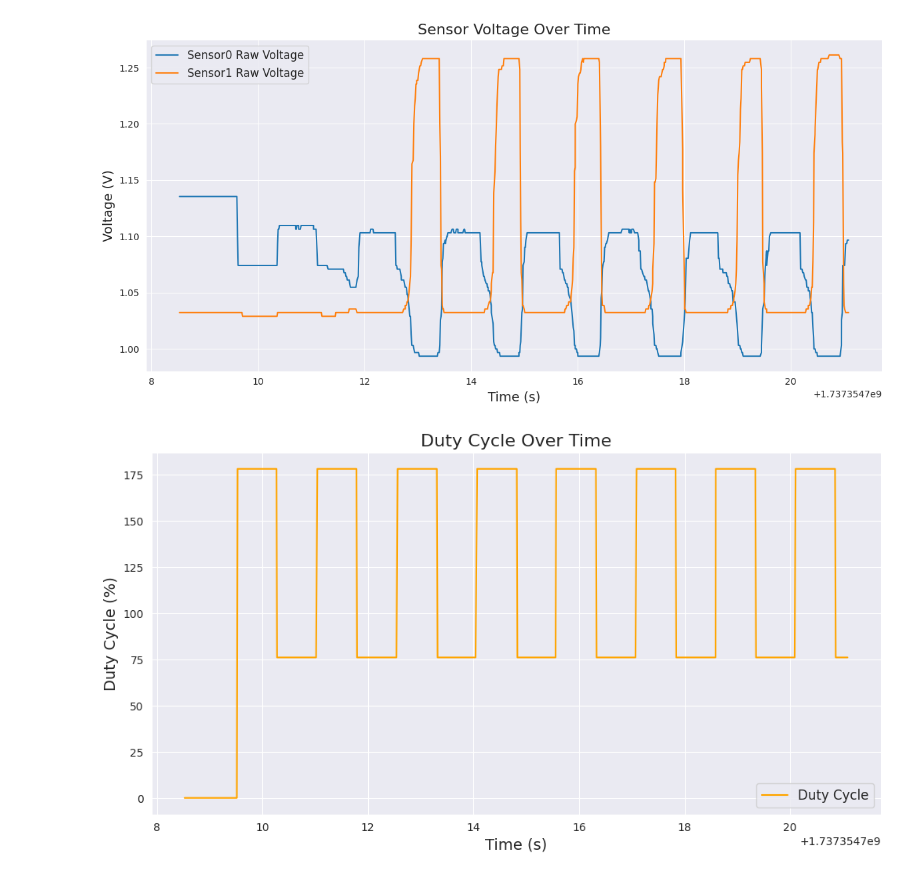
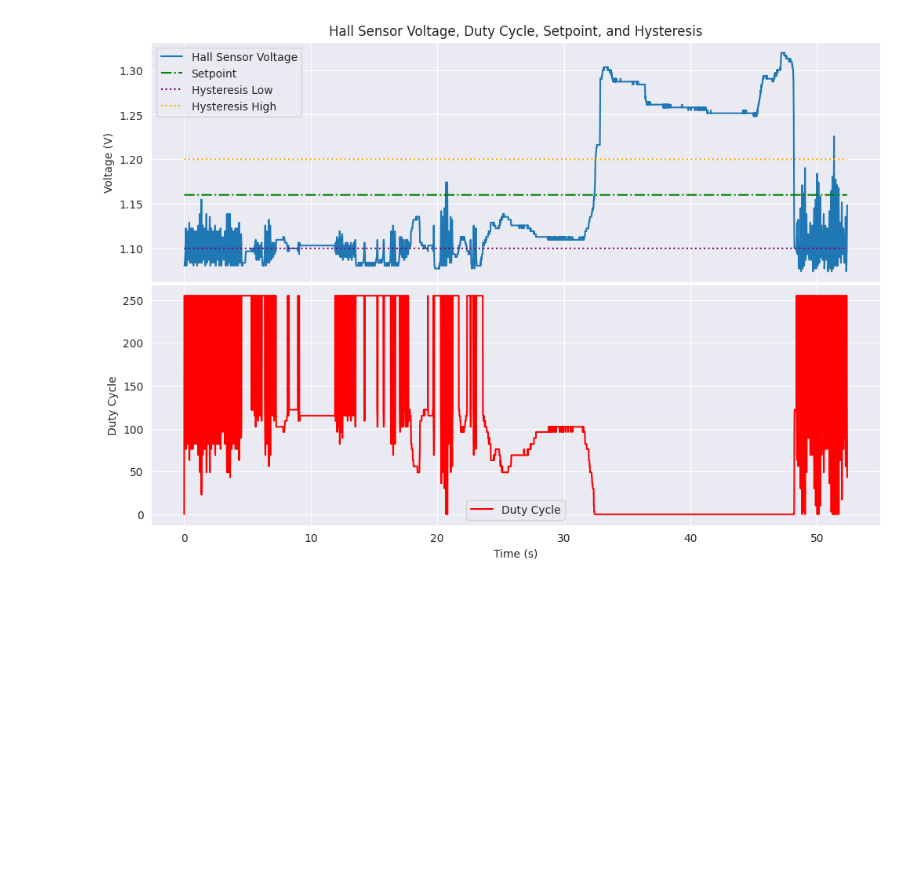
Before and after one commit to rcompton/ryancompton.net, a Jupyter notebook: assets/magnet/pid_duty_magnet_plots.ipynb, the cells around one changed output. Drawn from its saved outputs; the diff is of its cells as text; code cells hidden in the pictures; blank space fills up the shorter version.

Commit message:
Update PID controller parameters and refine measurement logic for hall voltage

```diff
--- a/assets/magnet/pid_duty_magnet_plots.ipynb
+++ b/assets/magnet/pid_duty_magnet_plots.ipynb
@@ -4,47 +4,44 @@ import matplotlib.pyplot as plt
 import seaborn as sns
 sns.set_style('darkgrid')
 
-# Load the CSV data
-file_path = "hybrid_bangbang_pid_log.csv"  # Update with the correct path if necessary
-data = pd.read_csv(file_path)
-total_elapsed_time = data.Time_s.max() - data.Time_s.min()
-print(f'total_elapsed_time (seconds): {total_elapsed_time:.2f}, total_measurements: {len(data)}, measurements_per_second: {len(data)/total_elapsed_time:.2f}')
-#print(data.sample(5))
+# Load the data from the CSV file
+data = pd.read_csv("pid_duty_magnet_data.csv")
 
+# Convert the timestamp to relative time (starting from 0)
+data["Time_s"] = data["Time_s"] - data["Time_s"].min()
 
-# Convert time to float for proper plotting
-data["Time_s"] = data["Time_s"].astype(float)
+# Create the figure and the two subplots (one for voltage, one for duty cycle)
+fig, (ax1, ax2) = plt.subplots(2, 1, sharex=True, figsize=(12, 8))
 
-# Plot raw sensor values over time
-plt.figure(figsize=(12, 6))
-plt.plot(data["Time_s"], data["Sensor0_Raw"], label="Sensor0 Raw Voltage", linestyle="-")
-plt.plot(data["Time_s"], data["Sensor1_Raw"], label="Sensor1 Raw Voltage", linestyle="-")
+# --- Plot Hall Sensor Voltage on the top subplot (ax1) ---
+ax1.plot(data["Time_s"], data["HallVoltage1"], label="Hall Sensor Voltage")
 
+# Plot Setpoint
+ax1.plot(data["Time_s"], data["Setpoint"], label="Setpoint", color="green", linestyle="-.")
 
+# Highlight Hysteresis Levels
+ax1.plot(data["Time_s"], data["HYST_LOW"], label="Hysteresis Low", color="purple", linestyle=":")
+ax1.plot(data["Time_s"], data["HYST_HIGH"], label="Hysteresis High", color="orange", linestyle=":")
 
-plt.title("Sensor Voltage Over Time", fontsize=16)
-plt.xlabel("Time (s)", fontsize=14)
-plt.ylabel("Voltage (V)", fontsize=14)
-plt.legend(fontsize=12)
-plt.grid(True)
-plt.tight_layout()
+# Add labels and title for ax1
+ax1.set_ylabel("Voltage (V)")
+ax1.set_title("Hall Sensor Voltage, Duty Cycle, Setpoint, and Hysteresis")
+ax1.legend()
+ax1.grid(True)
 
-# Plot the duty cycle over time
-plt.figure(figsize=(12, 6))
-plt.plot(data["Time_s"], data["DutyCycle"], label="Duty Cycle", color="orange")
+# --- Plot Duty Cycle on the bottom subplot (ax2) ---
+ax2.plot(data["Time_s"], data["DutyCycle"], label="Duty Cycle", color="red")
 
-plt.title("Duty Cycle Over Time", fontsize=16)
-plt.xlabel("Time (s)", fontsize=14)
-plt.ylabel("Duty Cycle (%)", fontsize=14)
-plt.grid(True)
-plt.legend(fontsize=12)
+# Add labels for ax2
+ax2.set_xlabel("Time (s)")
+ax2.set_ylabel("Duty Cycle")
+ax2.legend()
+ax2.grid(True)
 
+# Align the x-axes
+plt.setp(ax1.get_xticklabels(), visible=False)  # Hide x-ticks for the top plot
+plt.subplots_adjust(hspace=.01)  # Remove vertical space between subplots
 
-plt.figure(figsize=(12, 6))
-plt.plot(data["Time_s"], data["flying_magnets_field"], label="flying_magnets_field", linestyle="-")
-plt.plot(data["Time_s"], data["HYST_HIGH"], label="HYST_HIGH", linestyle="--")
-plt.plot(data["Time_s"], data["HYST_LOW"], label="HYST_LOW", linestyle="--")
-plt.legend(fontsize=12)
-
+# Show the plot
 plt.show()
 # %% [output]
@@ -52,2 +48 @@ total_elapsed_time (seconds): 12.56, total_measurements: 1047, measurements_per_
-[figure, old version]
+[figure, new version]
-[figure, removed]
```
Also changed, not shown: parts of 1 cell of this notebook, 3 other files.
